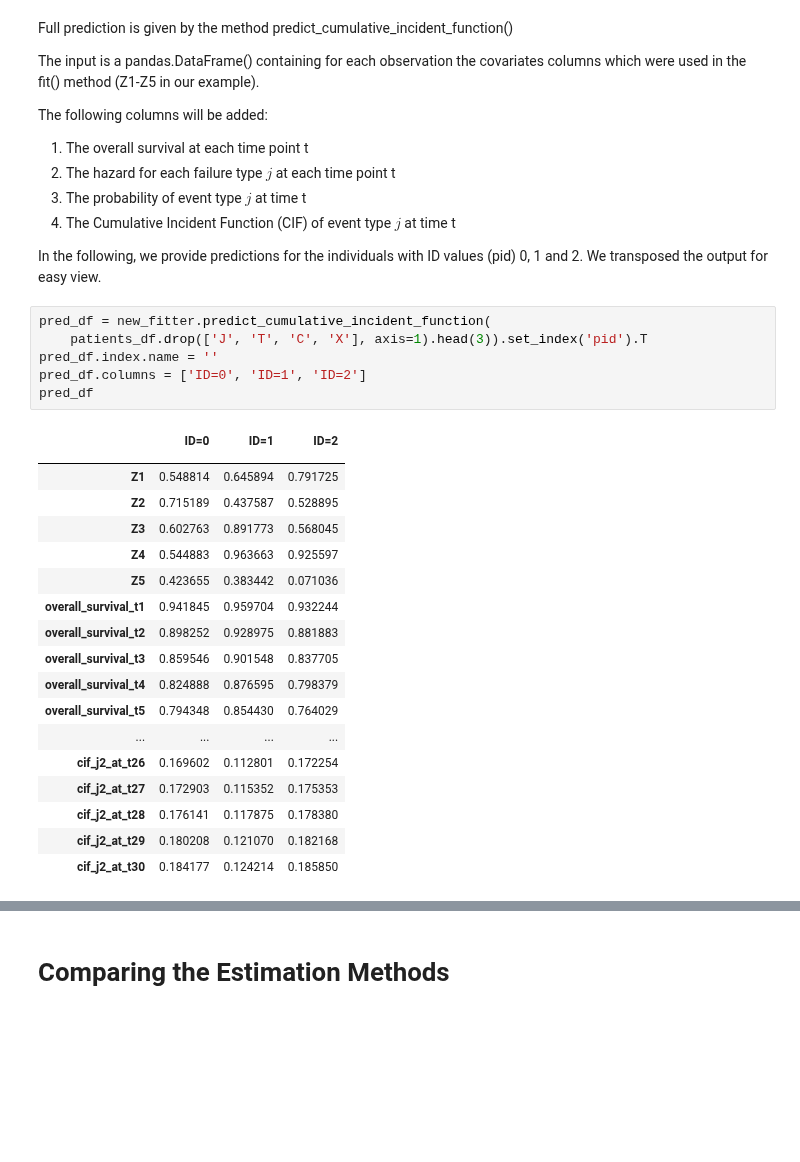
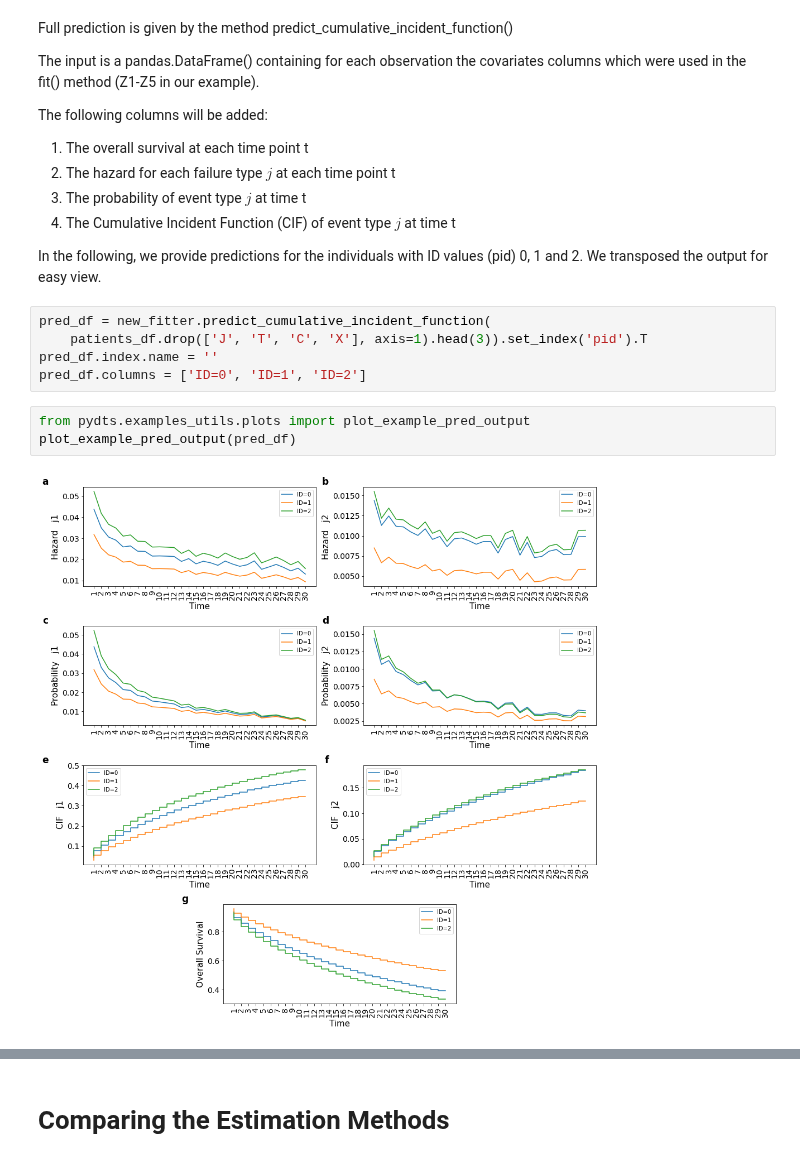
Before and after one commit to tomer1812/pydts, a Jupyter notebook: docs/JSS Replication.ipynb, the cells around one changed output, grey strips where cells are left out. Drawn from its saved outputs; the diff is of its cells as text; blank space fills up the shorter version.

```diff
--- a/docs/JSS Replication.ipynb
+++ b/docs/JSS Replication.ipynb
@@ -440,23 +551,8 @@ pred_df = new_fitter.predict_cumulative_incident_function(
     patients_df.drop(['J', 'T', 'C', 'X'], axis=1).head(3)).set_index('pid').T
 pred_df.index.name = ''
 pred_df.columns = ['ID=0', 'ID=1', 'ID=2']
-pred_df
-# %% [output]
-|  | ID=0 | ID=1 | ID=2 |
-|  |  |  |  |
-| Z1 | 0.548814 | 0.645894 | 0.791725 |
-| Z2 | 0.715189 | 0.437587 | 0.528895 |
-| Z3 | 0.602763 | 0.891773 | 0.568045 |
-| Z4 | 0.544883 | 0.963663 | 0.925597 |
-| Z5 | 0.423655 | 0.383442 | 0.071036 |
-| overall_survival_t1 | 0.941845 | 0.959704 | 0.932244 |
-| overall_survival_t2 | 0.898252 | 0.928975 | 0.881883 |
-| overall_survival_t3 | 0.859546 | 0.901548 | 0.837705 |
-| overall_survival_t4 | 0.824888 | 0.876595 | 0.798379 |
-| overall_survival_t5 | 0.794348 | 0.854430 | 0.764029 |
-| ... | ... | ... | ... |
-| cif_j2_at_t26 | 0.169602 | 0.112801 | 0.172254 |
-| cif_j2_at_t27 | 0.172903 | 0.115352 | 0.175353 |
-| cif_j2_at_t28 | 0.176141 | 0.117875 | 0.178380 |
-| cif_j2_at_t29 | 0.180208 | 0.121070 | 0.182168 |
-| cif_j2_at_t30 | 0.184177 | 0.124214 | 0.185850 |
+# %%
+from pydts.examples_utils.plots import plot_example_pred_output
+plot_example_pred_output(pred_df)
+# %% [output]
+[figure, added]
```
Also changed, not shown: parts of 24 cells of this notebook, 10 other files.
